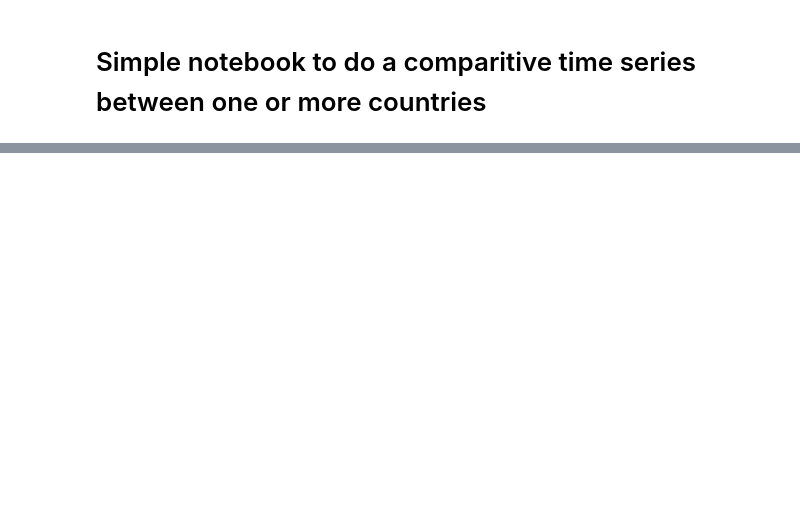
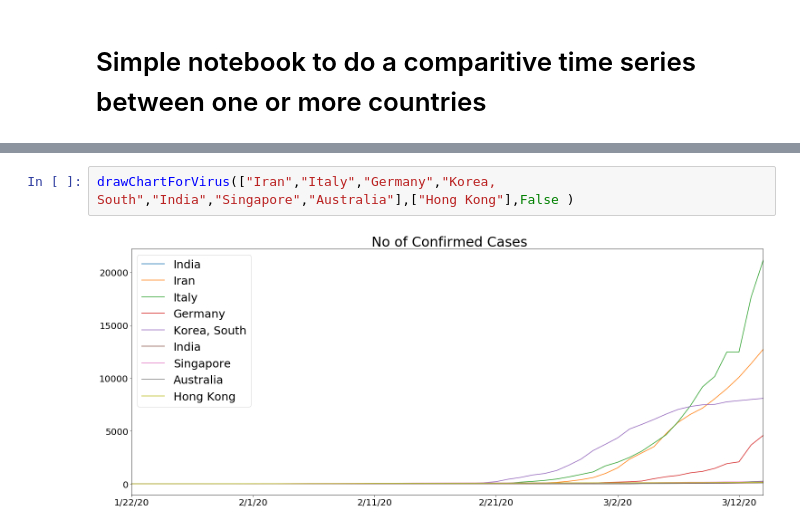
Before and after one commit to coolviki/corona_analysis, a Jupyter notebook: Corona_Analysis.ipynb, the cells around one changed output, grey strips where cells are left out. Drawn from its saved outputs; the diff is of its cells as text; blank space fills up the shorter version.

```diff
--- a/Corona_Analysis.ipynb
+++ b/Corona_Analysis.ipynb
@@ -282,0 +96,4 @@ ax2.legend(loc=2, prop={'size': 25})
+# %%
+drawChartForVirus(["Iran","Italy","Germany","Korea, South","India","Singapore","Australia"],["Hong Kong"],False )
+# %% [output]
+[figure, added]
```
Also changed, not shown: parts of 39 cells of this notebook.
